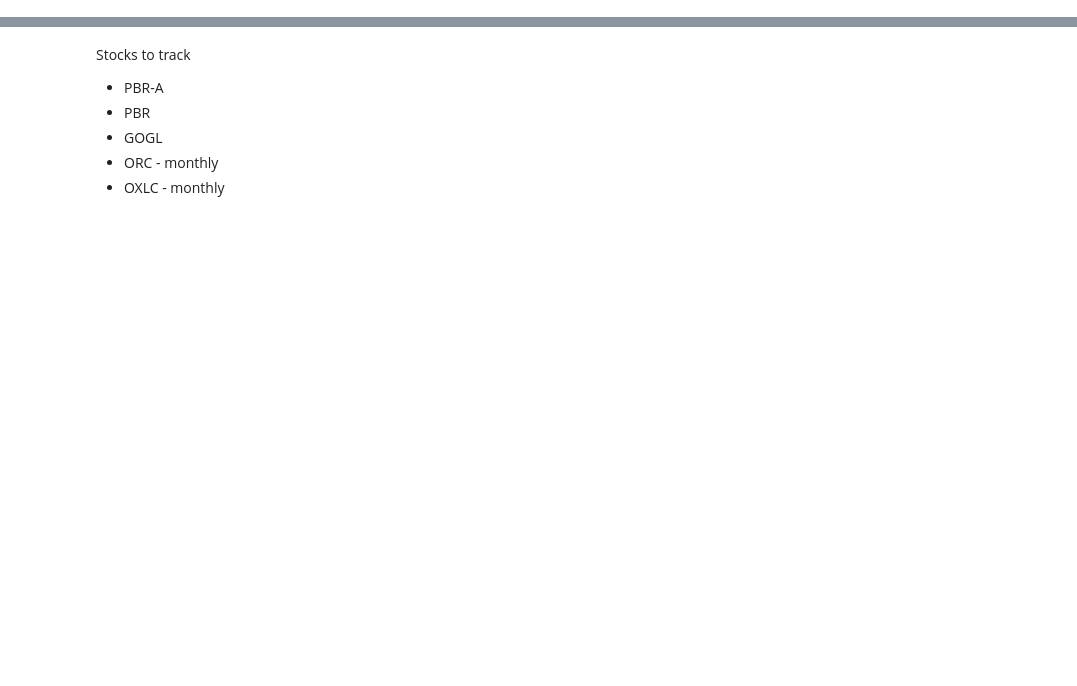
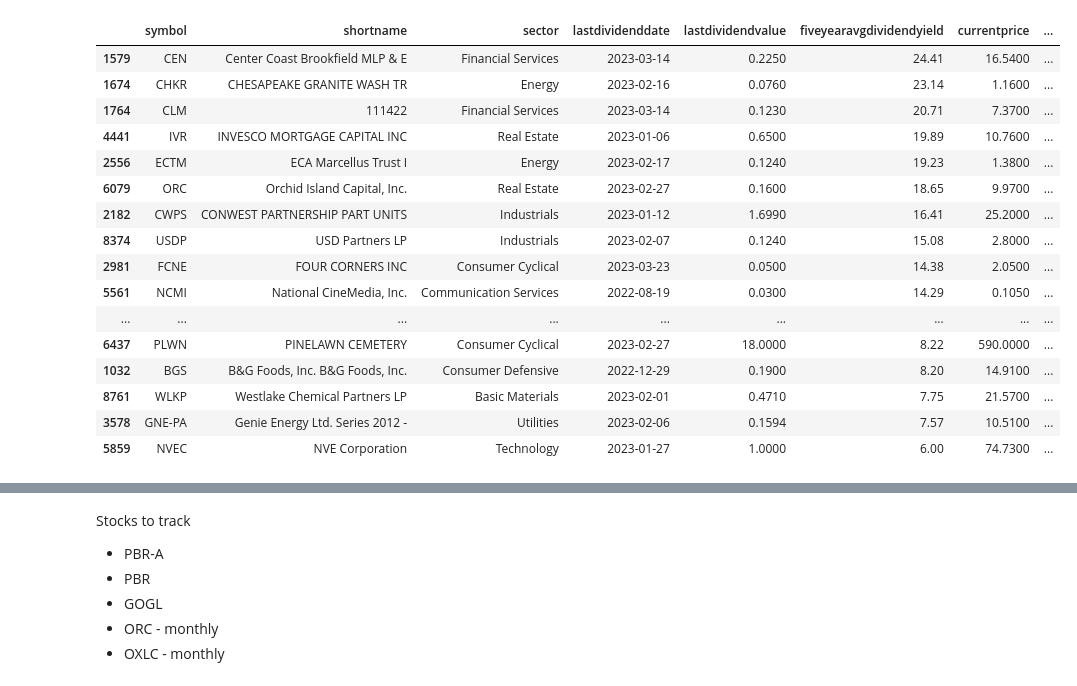
Before and after one commit to alpha2phi-platform/alphalib, a Jupyter notebook: 05_recommender.ipynb, the cells around one changed output, grey strips where cells are left out. Drawn from its saved outputs; the diff is of its cells as text; code cells hidden in the pictures; blank space fills up the shorter version.

```diff
--- a/05_recommender.ipynb
+++ b/05_recommender.ipynb
@@ -20,0 +26,2 @@ pd.set_option("display.max_colwidth", None)
+# %%
+df_ss = pd.read_excel("data/stock_stats.xlsx", sheet_name="stock_stats")
@@ -114,0 +70,10 @@ interactive(children=(IntSlider(value=10, description='x', max=30, min=-10), Out
+# %%
+from datetime import datetime
+
+current_year = datetime.now().year
+
+def from_epoch_time(value) -> datetime:
+    return pd.to_datetime(value, unit="s")
+
+df_ss.rename(columns=str.lower, inplace=True)
+df_ss["lastdividenddate"] = df_ss["lastdividenddate"].apply(from_epoch_time)
@@ -114,0 +82,4 @@ interactive(children=(IntSlider(value=10, description='x', max=30, min=-10), Out
+# %%
+df_ss.sort_values( by=["sector", "fiveyearavgdividendyield"], ascending=False, inplace=True )
+# %%
+FIELDS = ["symbol", "shortname", "sector", "lastdividenddate", "lastdividendvalue", "fiveyearavgdividendyield", "currentprice", "trailingannualdividendyield","dividendrate","dividendyield", "exdividenddate", "earnings"]
@@ -114,0 +102,20 @@ interactive(children=(IntSlider(value=10, description='x', max=30, min=-10), Out
+# %%
+df_ss[ (df_ss["fiveyearavgdividendyield"] > 0) & (df_ss["lastdividenddate"].dt.year >= current_year - 1)].groupby(by=["sector"])[FIELDS].head(2)
+# %% [output]
+|  | symbol | shortname | sector | lastdividenddate | lastdividendvalue | fiveyearavgdividendyield | currentprice | ... |
+| 1579 | CEN | Center Coast Brookfield MLP & E | Financial Services | 2023-03-14 | 0.2250 | 24.41 | 16.5400 | ... |
+| 1674 | CHKR | CHESAPEAKE GRANITE WASH TR | Energy | 2023-02-16 | 0.0760 | 23.14 | 1.1600 | ... |
+| 1764 | CLM | 111422 | Financial Services | 2023-03-14 | 0.1230 | 20.71 | 7.3700 | ... |
+| 4441 | IVR | INVESCO MORTGAGE CAPITAL INC | Real Estate | 2023-01-06 | 0.6500 | 19.89 | 10.7600 | ... |
+| 2556 | ECTM | ECA Marcellus Trust I | Energy | 2023-02-17 | 0.1240 | 19.23 | 1.3800 | ... |
+| 6079 | ORC | Orchid Island Capital, Inc. | Real Estate | 2023-02-27 | 0.1600 | 18.65 | 9.9700 | ... |
+| 2182 | CWPS | CONWEST PARTNERSHIP PART UNITS | Industrials | 2023-01-12 | 1.6990 | 16.41 | 25.2000 | ... |
+| 8374 | USDP | USD Partners LP | Industrials | 2023-02-07 | 0.1240 | 15.08 | 2.8000 | ... |
+| 2981 | FCNE | FOUR CORNERS INC | Consumer Cyclical | 2023-03-23 | 0.0500 | 14.38 | 2.0500 | ... |
+| 5561 | NCMI | National CineMedia, Inc. | Communication Services | 2022-08-19 | 0.0300 | 14.29 | 0.1050 | ... |
+| ... | ... | ... | ... | ... | ... | ... | ... | ... |
+| 6437 | PLWN | PINELAWN CEMETERY | Consumer Cyclical | 2023-02-27 | 18.0000 | 8.22 | 590.0000 | ... |
+| 1032 | BGS | B&G Foods, Inc. B&G Foods, Inc. | Consumer Defensive | 2022-12-29 | 0.1900 | 8.20 | 14.9100 | ... |
+| 8761 | WLKP | Westlake Chemical Partners LP | Basic Materials | 2023-02-01 | 0.4710 | 7.75 | 21.5700 | ... |
+| 3578 | GNE-PA | Genie Energy Ltd. Series 2012 - | Utilities | 2023-02-06 | 0.1594 | 7.57 | 10.5100 | ... |
+| 5859 | NVEC | NVE Corporation | Technology | 2023-01-27 | 1.0000 | 6.00 | 74.7300 | ... |
```
Also changed, not shown: parts of 22 cells of this notebook, 3 other files.
